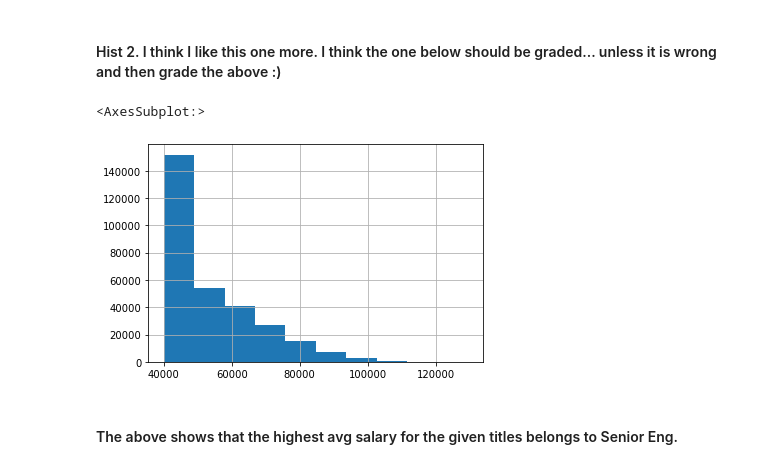
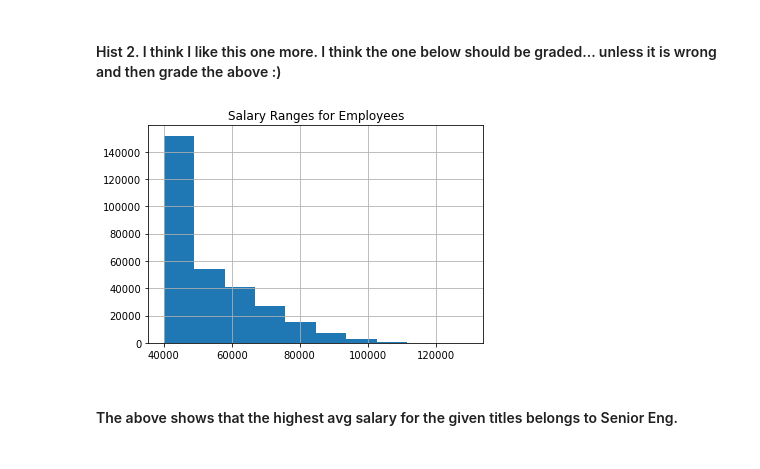
Before and after one commit to kidik425/08-SQL_Challenge, a Jupyter notebook: Jupyter/Bonus.ipynb, the cells around one changed output. Cells and saved outputs as stored; diff of their text form; code cells hidden in the pictures.

Commit message:
Added labels to hists

```diff
--- a/Jupyter/Bonus.ipynb
+++ b/Jupyter/Bonus.ipynb
@@ -179,11 +179,13 @@ plt.show()
 [figure]
 # %% [markdown]
 #### Hist 2.  I think I like this one more.  I think the one below should be graded... unless it is wrong and then grade the above :)
-# %%
-salDf['salary'].hist()
-# %% [output]
-<AxesSubplot:>
-[figure, removed]
+# %%
+salDf['salary'].hist()
+plt.title("Salary Ranges for Employees")
+plt.show()
+#add titles!!!!!!!!!
+# %% [output]
+[figure, added]
 # %%
 SalTitleDf = empDf.join(salDf,lsuffix='_emp',rsuffix='_sal') \
                     .join(titlesDf,lsuffix='_emp',rsuffix='_title')
```
Also changed, not shown: parts of 3 cells of this notebook.
